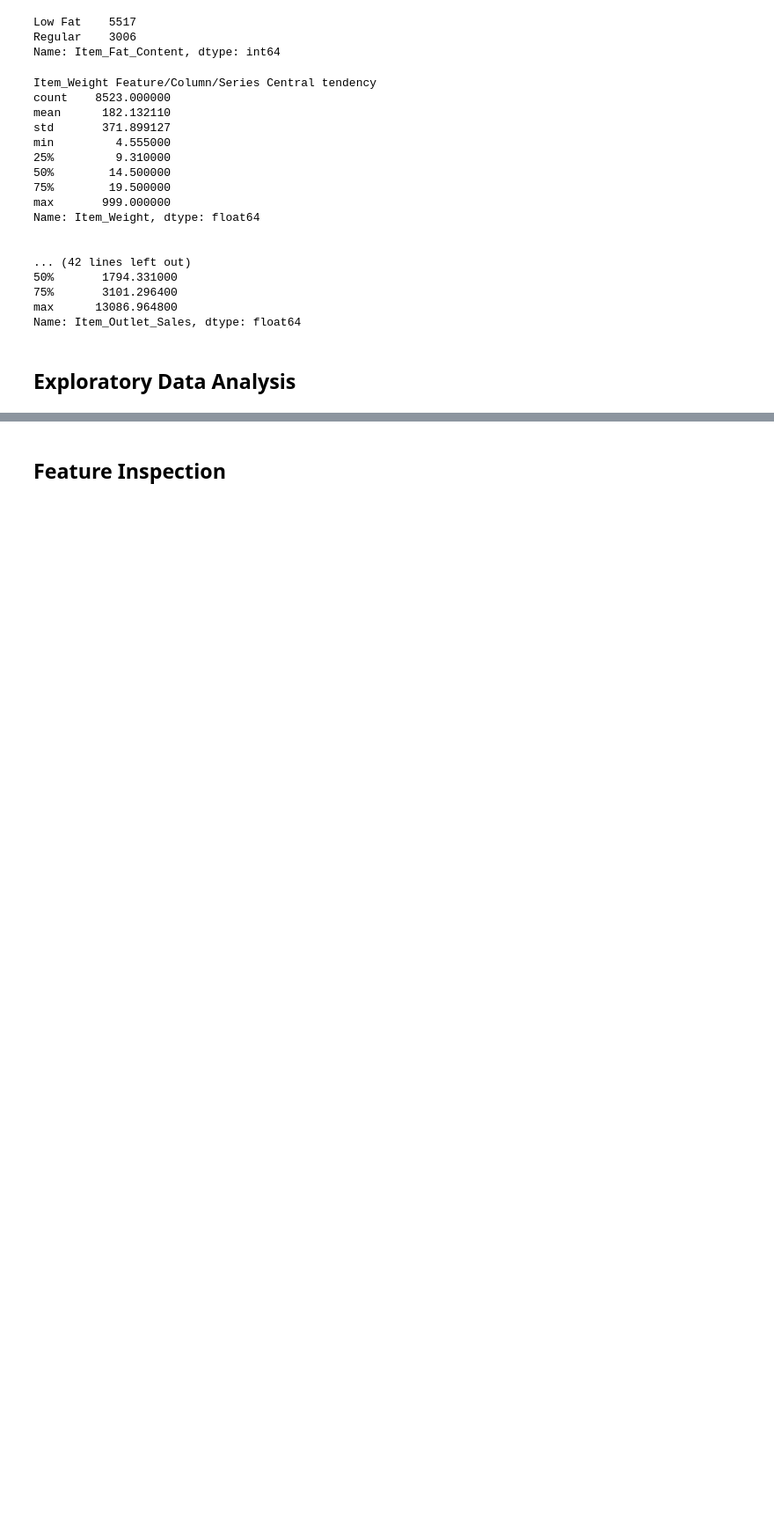
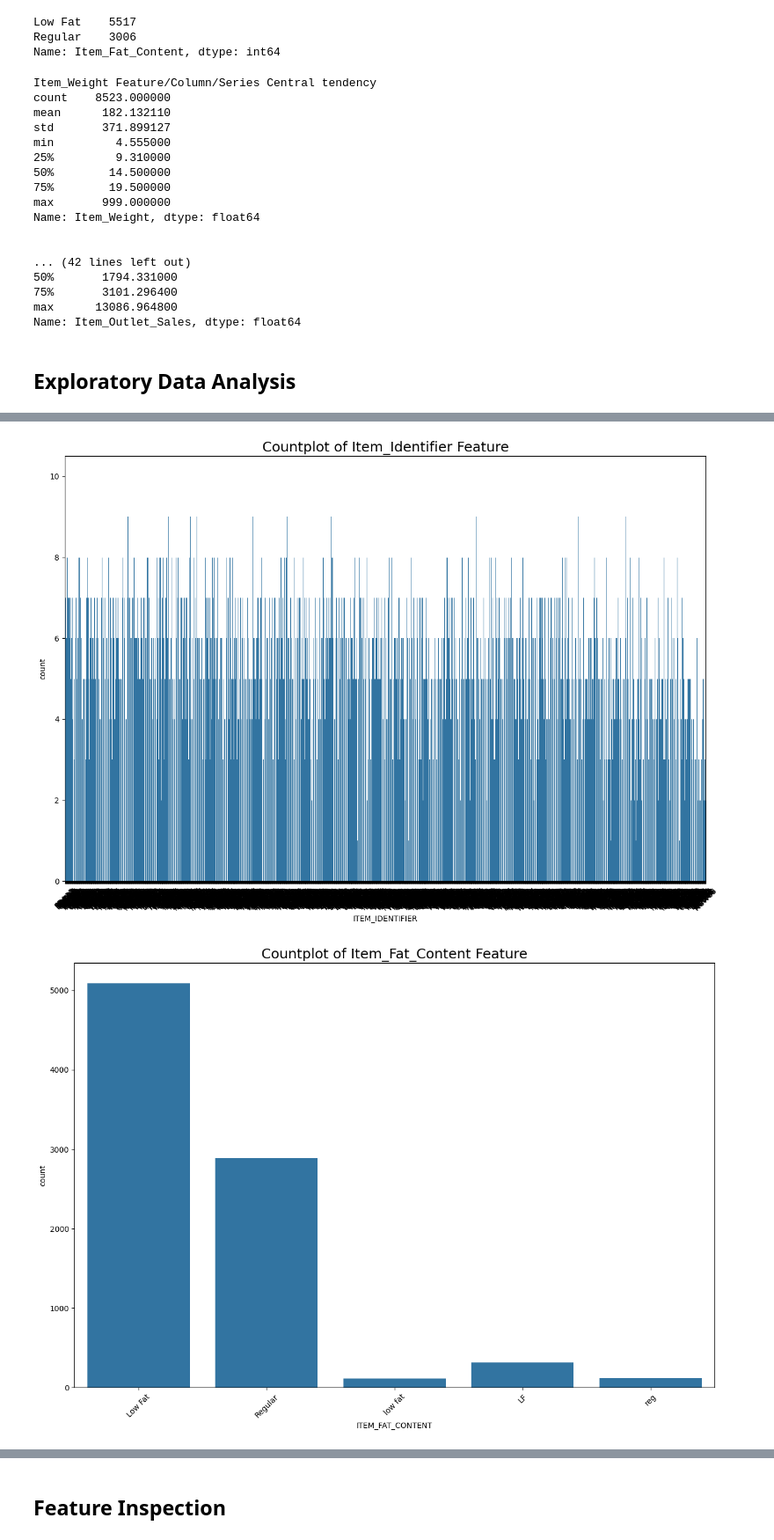
Before and after one commit to OMONa-E/Prediction-of-Product-Sales, a Jupyter notebook: Omona_Emmanuel_Prediction_of_Product_Sales.ipynb, the cells around one changed output, grey strips where cells are left out. Shown at 88% size. Drawn from its saved outputs; the diff is of its cells as text; code cells hidden in the pictures; blank space fills up the shorter version.

```diff
--- a/Omona_Emmanuel_Prediction_of_Product_Sales.ipynb
+++ b/Omona_Emmanuel_Prediction_of_Product_Sales.ipynb
@@ -356,0 +378,18 @@ Name: Item_Outlet_Sales, dtype: float64
+# %%
+# Countplots to view the frequency of each class of categorial features in your dataset.
+categorical_features = df_sales_pred.select_dtypes('object').columns
+
+def count_plot(cate):
+  plt.figure(figsize=(15, 10))
+  plt.title(f'Countplot of {cate} Feature', fontsize=18)
+  sns.countplot(data=df_sales_pred, x=cate)
+  plt.xticks(rotation=45)
+  plt.xlabel(item.upper())
+  plt.show();
+
+for item in categorical_features:
+  count_plot(item)
+  print('\n')
+# %% [output]
+[figure, added]
+[figure, added]
```
Also changed, not shown: parts of 18 cells of this notebook.
